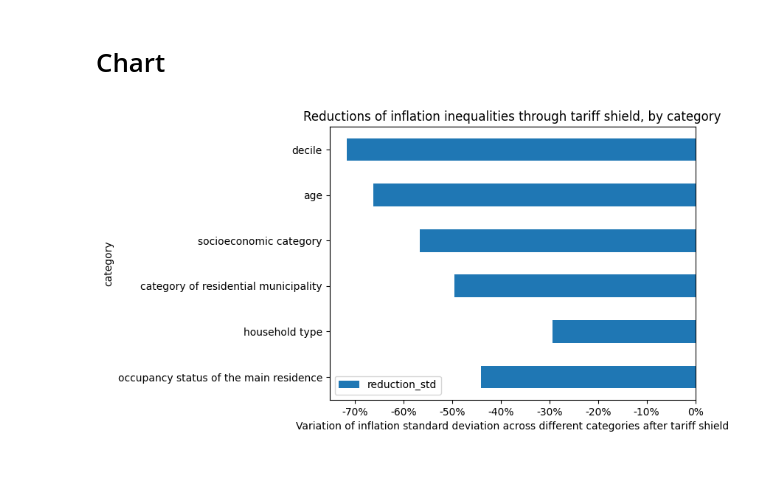
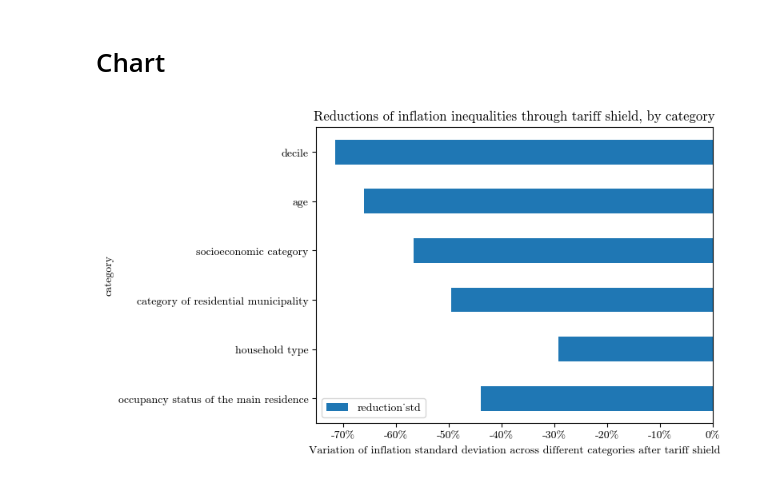
Before and after one commit to rm951/memoireESCP, a Jupyter notebook: figure12.ipynb, the cells around one changed output. Cells and saved outputs as stored; diff of their text form; code cells hidden in the pictures.

```diff
--- a/figure12.ipynb
+++ b/figure12.ipynb
@@ -162,23 +162,25 @@ reduction = pd.concat([new_row, reduction])
 # %%
 import matplotlib.pyplot as plt
 from matplotlib.ticker import FuncFormatter
 
 
 def x_axis_formatter(x, pos):
     return "{:.0f}%".format(x*100)
 
 fig, ax = plt.subplots()
 
 reduction.plot(kind='barh', x='category', y='reduction_std', ax=ax)
 
 formatter = FuncFormatter(x_axis_formatter)
 ax.xaxis.set_major_formatter(formatter)
 
 ax.set_title('Reductions of inflation inequalities through tariff shield, by category')
 
 ax.set_xlabel("Variation of inflation standard deviation across different categories after tariff shield")
 
+plt.rcParams['font.family'] = 'cmr10'
+plt.savefig(f'saved_figs/figure28.png', dpi=500, bbox_inches='tight')
 
 plt.show()
 # %% [output]
-[figure, old version]
+[figure, new version]
```
Also changed, not shown: 18 other files.
